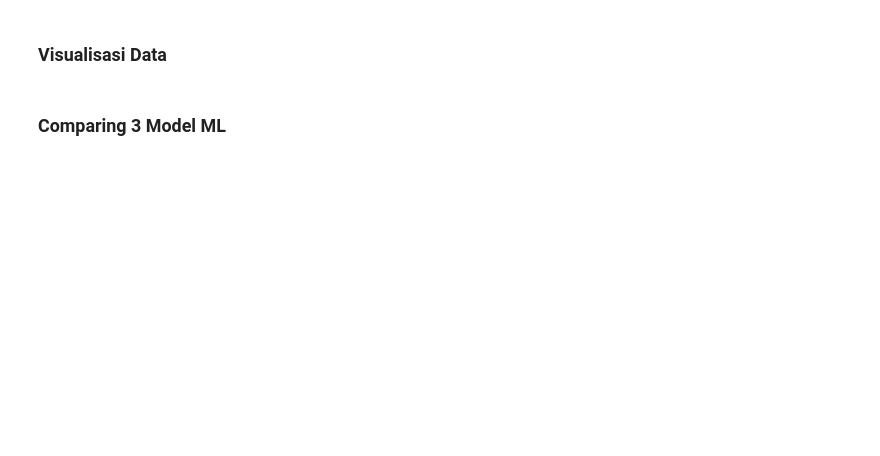
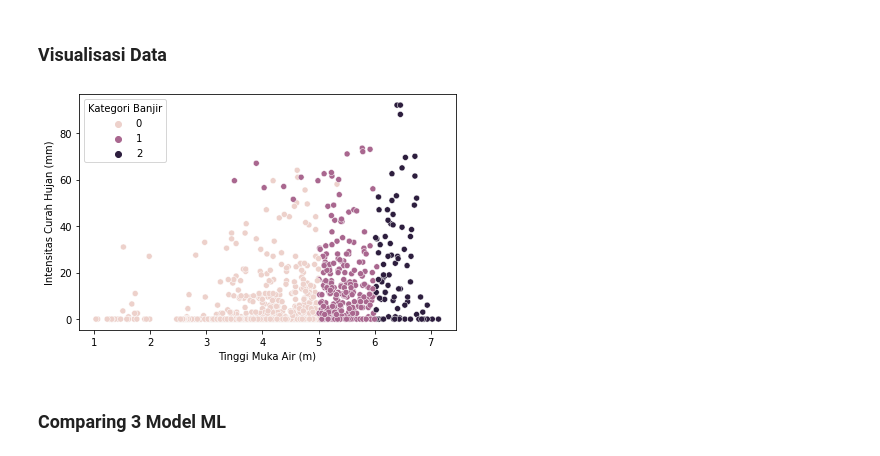
Before and after one commit to muhbagasaryad/Machine-Learning, a Jupyter notebook: 3_Model_ML.ipynb, the cells around one changed output. Cells and saved outputs as stored; diff of their text form; code cells hidden in the pictures; blank space fills up the shorter version.

```diff
--- a/3_Model_ML.ipynb
+++ b/3_Model_ML.ipynb
@@ -257,8 +524,10 @@ print(model)
 # %% [markdown]
 ### **Visualisasi Data**
 # %%
-sns.scatterplot(x='Height (m)', y='Intensitas Hujan (mm)', data=df, hue='Kategori Banjir')
+sns.scatterplot(x='Tinggi Muka Air (m)', y='Intensitas Curah Hujan (mm)', data=df, hue='Kategori Banjir')
 plt.tight_layout()
+# %% [output]
+[figure, added]
 # %% [markdown]
 ### **Comparing 3 Model ML**
 # %%
```
Also changed, not shown: parts of 55 cells of this notebook.
